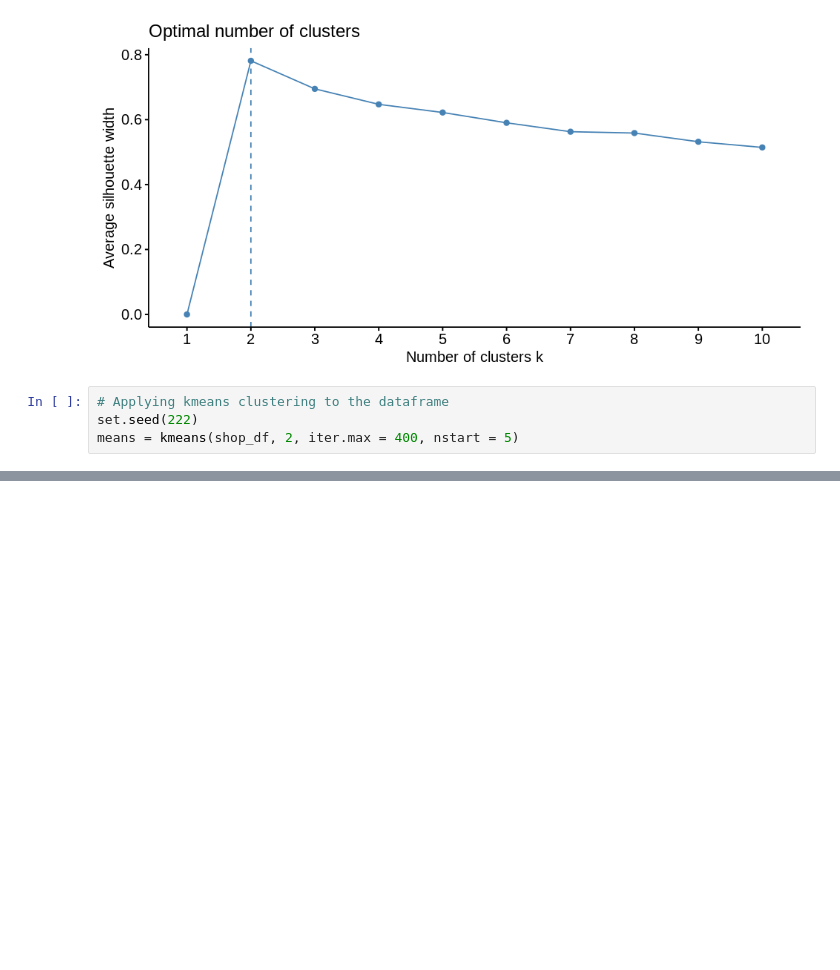
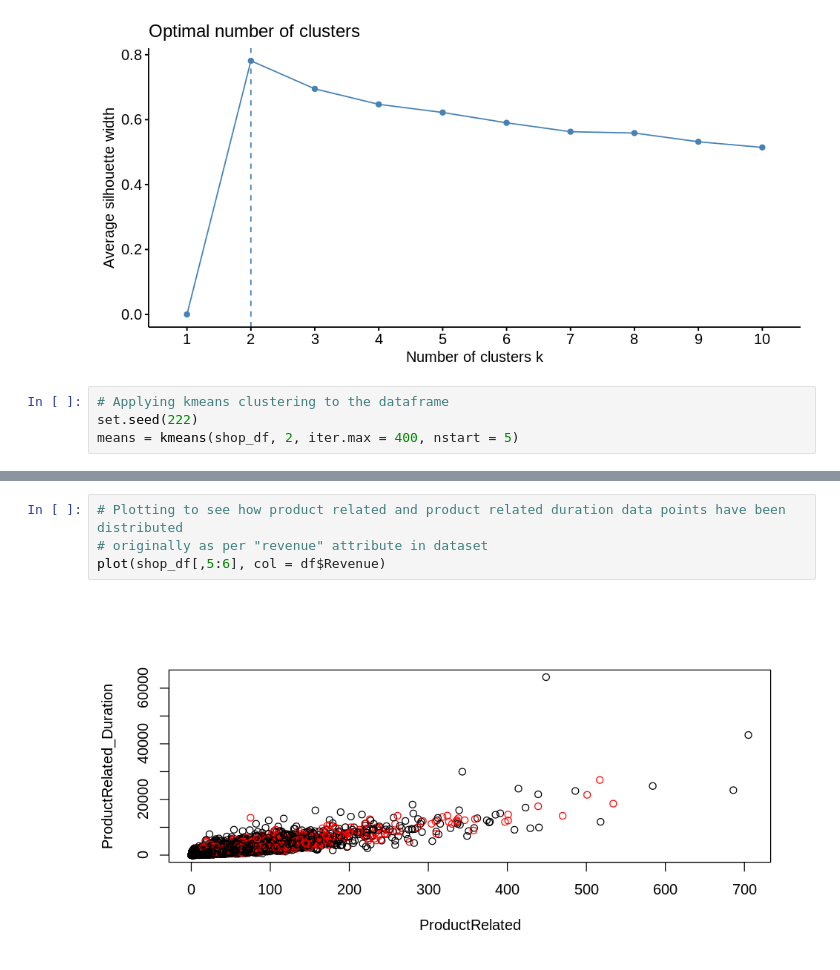
Before and after one commit to LucilleKaleha/Customer-Behaviour, a Jupyter notebook: W13_IP.ipynb, the cells around one changed output, grey strips where cells are left out. Cells and saved outputs as stored; diff of their text form; blank space fills up the shorter version.

```diff
--- a/W13_IP.ipynb
+++ b/W13_IP.ipynb
@@ -277,0 +289,6 @@ means = kmeans(shop_df, 2, iter.max = 400, nstart = 5)
+# %%
+# Plotting to see how product related and product related duration data points have been distributed
+# originally as per "revenue" attribute in dataset
+plot(shop_df[,5:6], col = df$Revenue)
+# %% [output]
+[figure, added]
```
Also changed, not shown: parts of 12 cells of this notebook.
